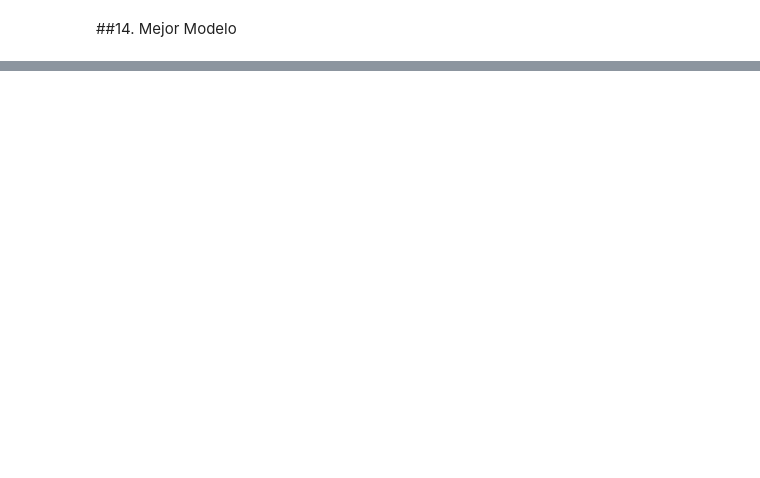
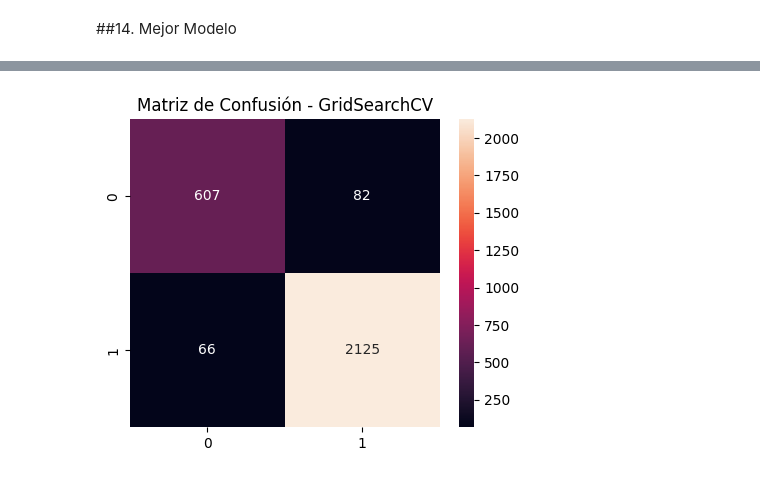
Before and after one commit to mipaillafil/Proyecto_Aeropuertos, a Jupyter notebook: Evaluación_2.ipynb, the cells around one changed output, grey strips where cells are left out. Cells and saved outputs as stored; diff of their text form; code cells hidden in the pictures; blank space fills up the shorter version.

Commit message:
Modelo no supervisado y finalización

```diff
--- a/Evaluación_2.ipynb
+++ b/Evaluación_2.ipynb
@@ -481,0 +584,10 @@ Comparación completa de modelos:
+# %%
+# Re-performing train-test split to define X_train, X_test, y_train, y_test
+X_train, X_test, y_train, y_test = train_test_split(
+    X,
+    y,
+    test_size=0.2,
+    random_state=42
+)
+
+print("Data split into training and testing sets.")
@@ -481,0 +596,6 @@ Comparación completa de modelos:
+# %%
+# Re-training the Random Forest model
+rf = RandomForestClassifier(random_state=42)
+rf.fit(X_train, y_train)
+
+print("Random Forest model re-trained.")
@@ -483,0 +728,56 @@ Comparación completa de modelos:
+# %%
+# Parámetros a probar
+param_grid = {
+    'n_estimators': [50, 100, 200],
+    'max_depth': [5, 10, 20, None],
+    'min_samples_split': [2, 5, 10]
+}
+
+# Modelo base
+rf_grid = RandomForestClassifier(random_state=42)
+
+# GridSearchCV
+grid_search = GridSearchCV(
+    estimator=rf_grid,
+    param_grid=param_grid,
+    cv=5,
+    scoring='accuracy',
+    n_jobs=-1
+)
+
+# Entrenar modelo
+grid_search.fit(X_train, y_train)
+
+# Mejor modelo
+best_rf = grid_search.best_estimator_
+
+# Predicciones
+pred_best_rf = best_rf.predict(X_test)
+
+# Accuracy
+best_acc = accuracy_score(y_test, pred_best_rf)
+
+print("\nMejores parámetros:")
+print(grid_search.best_params_)
+
+print(f"\nAccuracy optimizado: {best_acc}")
+
+# Classification Report
+print("\nClassification Report:")
+print(classification_report(y_test, pred_best_rf))
+
+# Matriz de confusión
+cm_best_rf = confusion_matrix(y_test, pred_best_rf)
+
+plt.figure(figsize=(5,4))
+
+sns.heatmap(
+    cm_best_rf,
+    annot=True,
+    fmt='d'
+)
+
+plt.title("Matriz de Confusión - GridSearchCV")
+
+plt.show()
+# %% [output]
@@ -483,0 +798 @@ Comparación completa de modelos:
+[figure, added]
```
Also changed, not shown: parts of 57 cells of this notebook.
